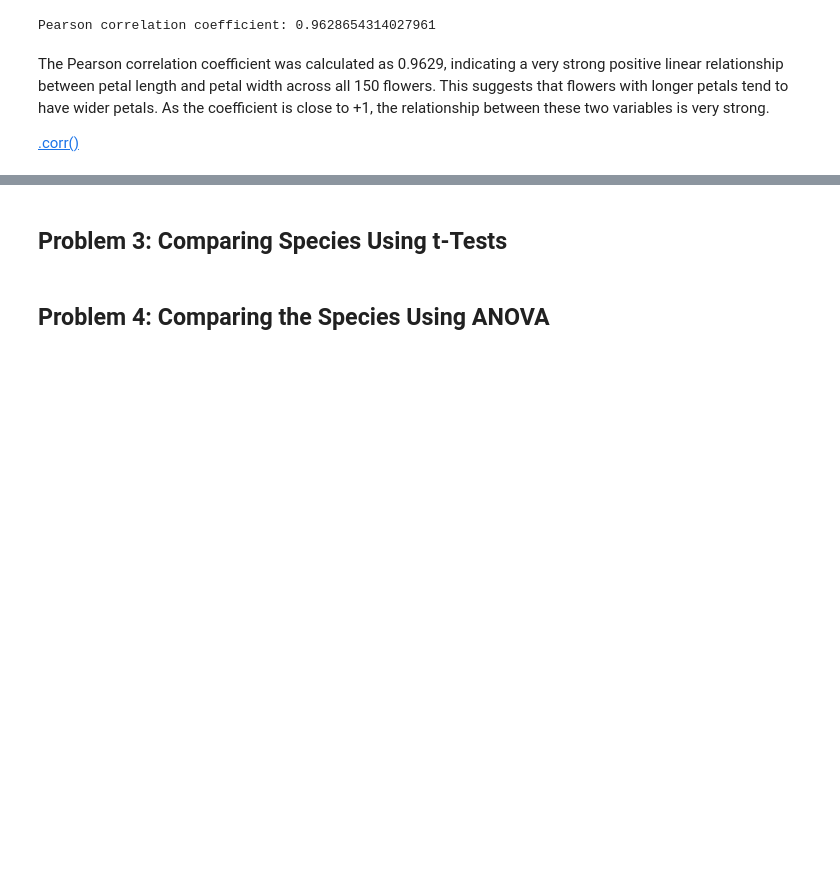
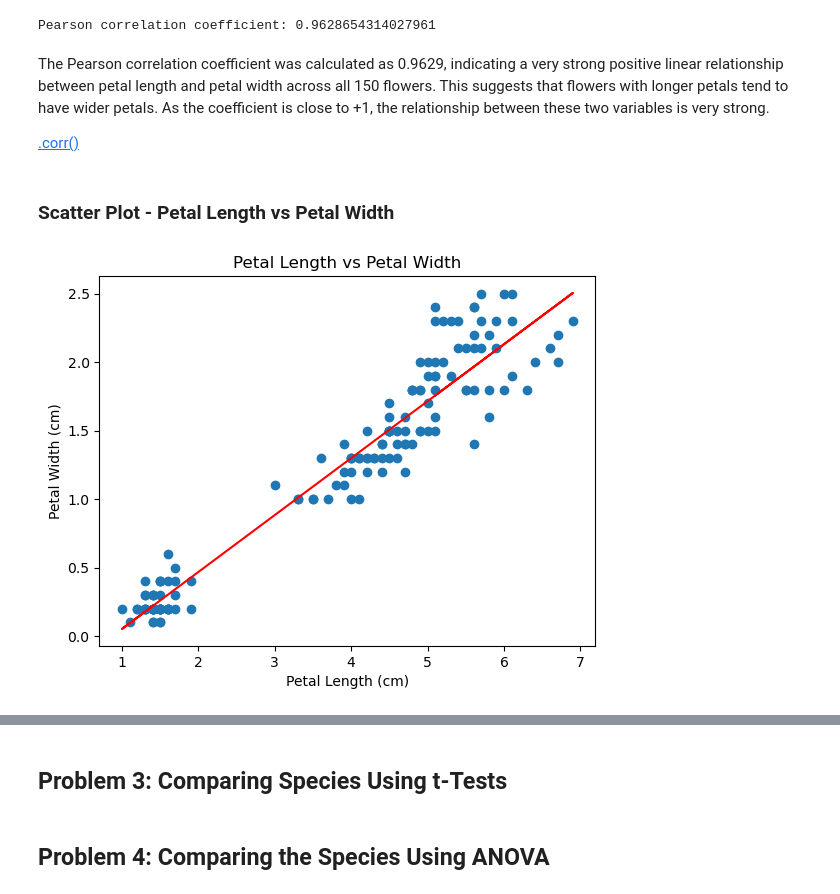
Before and after one commit to johncrumlish25/applied-statistics, a Jupyter notebook: problems.ipynb, the cells around one changed output, grey strips where cells are left out. Drawn from its saved outputs; the diff is of its cells as text; code cells hidden in the pictures; blank space fills up the shorter version.

Commit message:
Created scatter plot showing petal length vs petal width

```diff
--- a/problems.ipynb
+++ b/problems.ipynb
@@ -296,3 +296,26 @@ Pearson correlation coefficient: 0.9628654314027961
 The Pearson correlation coefficient was calculated as 0.9629, indicating a very strong positive linear relationship between petal length and petal width across all 150 flowers. This suggests that flowers with longer petals tend to have wider petals. As the coefficient is close to +1, the relationship between these two variables is very strong.
 
 [.corr()](https://pandas.pydata.org/docs/reference/api/pandas.DataFrame.corr.html)
+# %% [markdown]
+### Scatter Plot - Petal Length vs Petal Width
+# %%
+# Create a scatter plot showing petal length against petal width
+x = data["petal_length"]
+y = data["petal_width"]
+
+plt.scatter(x, y)
+
+# Calculate the slope and intercept of the line of best fit
+m, c = np.polyfit(x, y, 1)
+
+# Plot the line of best fit
+plt.plot(x, m * x + c, '-r')
+
+# Labels + title
+plt.xlabel("Petal Length (cm)")
+plt.ylabel("Petal Width (cm)")
+plt.title("Petal Length vs Petal Width")
+
+plt.show()
+# %% [output]
+[figure, added]
```
Also changed, not shown: parts of 1 cell of this notebook.
